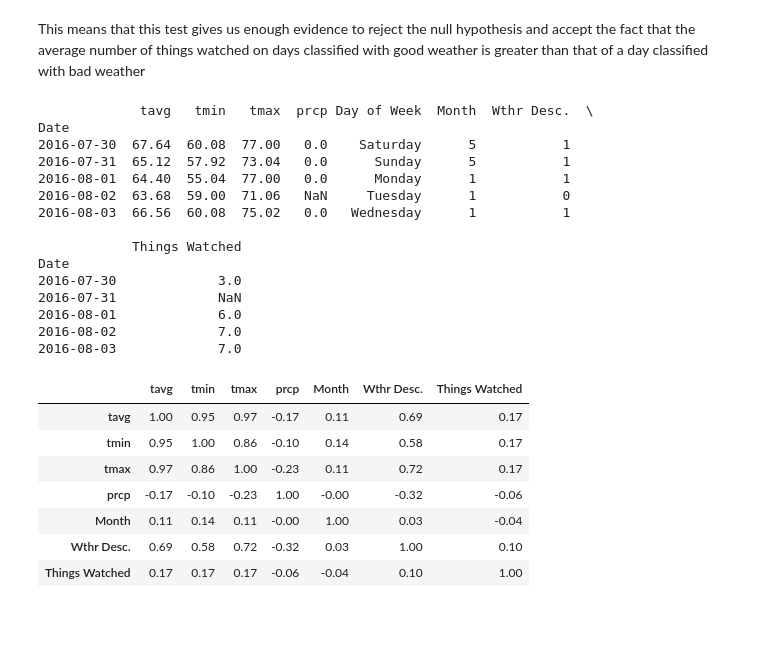
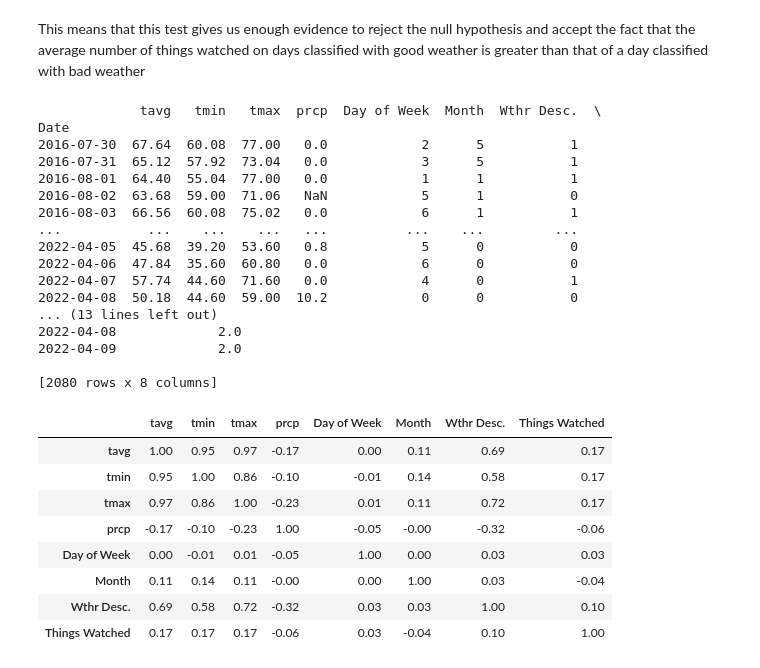
Before and after one commit to georgecalv/DataScienceFinalProject, a Jupyter notebook: Netflix_Weather_Days.ipynb, the cells around one changed output. Saved outputs shown, nothing was run; the diff lists cells and outputs as text; code cells hidden in the pictures; blank space fills up the shorter version.

Commit message:
Label encoding but need to do hypo

```diff
--- a/Netflix_Weather_Days.ipynb
+++ b/Netflix_Weather_Days.ipynb
@@ -648,38 +648,45 @@ This means that this test gives us enough evidence to reject the null hypothesis
 # %%
 from sklearn.preprocessing import LabelEncoder
 le = LabelEncoder()
 le.fit(["good", "bad"])
 fully_merged_df["Wthr Desc."] = le.transform(fully_merged_df["Wthr Desc."])
 
-month_list = ["January", "February", "March", "April", "May", "June", "July", "August", "September",
-                "October", "November", "December"]
-le.fit(month_list)
-fully_merged_df["Month"] = le.transform(fully_merged_df["Month"])
+le_2 = LabelEncoder()
+month_list = ["January", "February", "March", "April", "May", "June", "July", "August", "September","October", "November", "December"]
+le_2.fit(month_list)
+fully_merged_df["Month"] = le_2.transform(fully_merged_df["Month"])
 
-print(fully_merged_df.head())
+le_3 = LabelEncoder()
+le_3.fit(days_list)
+fully_merged_df["Day of Week"] = le_3.transform(fully_merged_df["Day of Week"])
+
+print(fully_merged_df)
 corr_df = fully_merged_df.corr()
 corr_df.style.background_gradient(cmap='bwr').set_precision(2)
 # %% [output]
-             tavg   tmin   tmax  prcp Day of Week  Month  Wthr Desc.  \
+             tavg   tmin   tmax  prcp  Day of Week  Month  Wthr Desc.  \
 Date
-2016-07-30  67.64  60.08  77.00   0.0    Saturday      5           1
-2016-07-31  65.12  57.92  73.04   0.0      Sunday      5           1
-2016-08-01  64.40  55.04  77.00   0.0      Monday      1           1
-2016-08-02  63.68  59.00  71.06   NaN     Tuesday      1           0
-2016-08-03  66.56  60.08  75.02   0.0   Wednesday      1           1
+2016-07-30  67.64  60.08  77.00   0.0            2      5           1
+2016-07-31  65.12  57.92  73.04   0.0            3      5           1
+2016-08-01  64.40  55.04  77.00   0.0            1      1           1
+2016-08-02  63.68  59.00  71.06   NaN            5      1           0
+2016-08-03  66.56  60.08  75.02   0.0            6      1           1
+...           ...    ...    ...   ...          ...    ...         ...
+2022-04-05  45.68  39.20  53.60   0.8            5      0           0
+2022-04-06  47.84  35.60  60.80   0.0            6      0           0
+2022-04-07  57.74  44.60  71.60   0.0            4      0           1
+2022-04-08  50.18  44.60  59.00  10.2            0      0           0
+... (13 lines left out)
+2022-04-08             2.0
+2022-04-09             2.0
 
-            Things Watched
-Date
-2016-07-30             3.0
-2016-07-31             NaN
-2016-08-01             6.0
-2016-08-02             7.0
-2016-08-03             7.0
+[2080 rows x 8 columns]
-|  | tavg | tmin | tmax | prcp | Month | Wthr Desc. | Things Watched |
-| tavg | 1.00 | 0.95 | 0.97 | -0.17 | 0.11 | 0.69 | 0.17 |
-| tmin | 0.95 | 1.00 | 0.86 | -0.10 | 0.14 | 0.58 | 0.17 |
-| tmax | 0.97 | 0.86 | 1.00 | -0.23 | 0.11 | 0.72 | 0.17 |
-| prcp | -0.17 | -0.10 | -0.23 | 1.00 | -0.00 | -0.32 | -0.06 |
-| Month | 0.11 | 0.14 | 0.11 | -0.00 | 1.00 | 0.03 | -0.04 |
-| Wthr Desc. | 0.69 | 0.58 | 0.72 | -0.32 | 0.03 | 1.00 | 0.10 |
-| Things Watched | 0.17 | 0.17 | 0.17 | -0.06 | -0.04 | 0.10 | 1.00 |
+|  | tavg | tmin | tmax | prcp | Day of Week | Month | Wthr Desc. | Things Watched |
+| tavg | 1.00 | 0.95 | 0.97 | -0.17 | 0.00 | 0.11 | 0.69 | 0.17 |
+| tmin | 0.95 | 1.00 | 0.86 | -0.10 | -0.01 | 0.14 | 0.58 | 0.17 |
+| tmax | 0.97 | 0.86 | 1.00 | -0.23 | 0.01 | 0.11 | 0.72 | 0.17 |
+| prcp | -0.17 | -0.10 | -0.23 | 1.00 | -0.05 | -0.00 | -0.32 | -0.06 |
+| Day of Week | 0.00 | -0.01 | 0.01 | -0.05 | 1.00 | 0.00 | 0.03 | 0.03 |
+| Month | 0.11 | 0.14 | 0.11 | -0.00 | 0.00 | 1.00 | 0.03 | -0.04 |
+| Wthr Desc. | 0.69 | 0.58 | 0.72 | -0.32 | 0.03 | 0.03 | 1.00 | 0.10 |
+| Things Watched | 0.17 | 0.17 | 0.17 | -0.06 | 0.03 | -0.04 | 0.10 | 1.00 |
```
